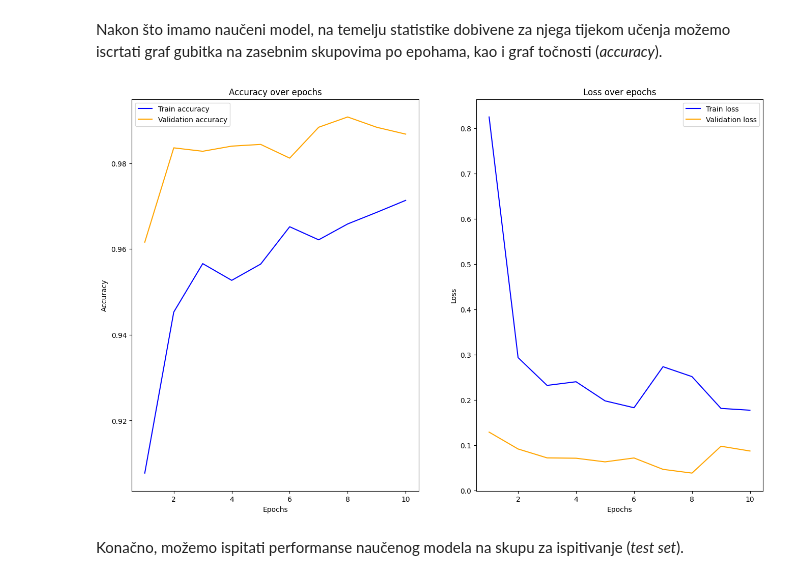
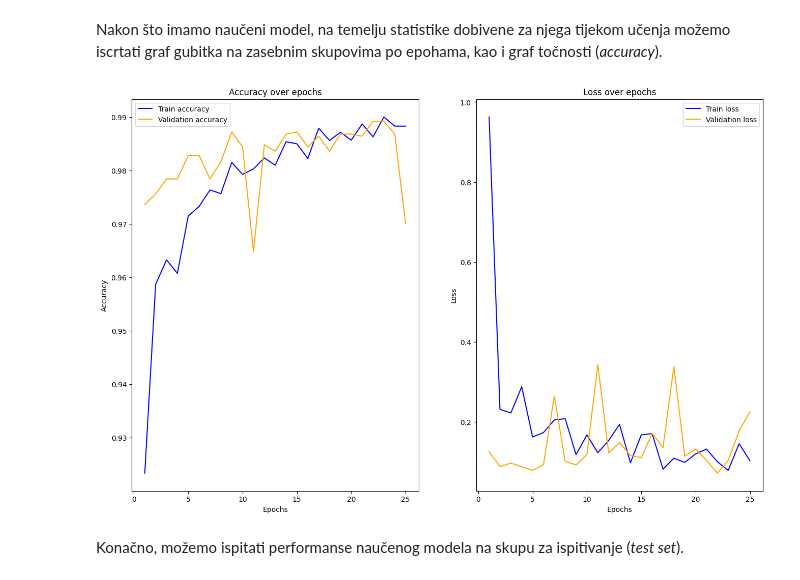
Before and after one commit to velimirkovacic/cancer-detection-project, a Jupyter notebook: projekt.ipynb, the cells around one changed output. Saved outputs shown, nothing was run; the diff lists cells and outputs as text; code cells hidden in the pictures.

```diff
--- a/projekt.ipynb
+++ b/projekt.ipynb
@@ -93,8 +94,8 @@ plt.show()
 # %% [markdown]
 Sljedeći korak je podijeliti skup podataka na tri disjunktna skupa: skup za učenje, ispitivanje i validaciju.
 # %%
-train_data, temp_data = train_test_split(data, train_size=0.8, shuffle=True, random_state=100)
-validation_data, test_data = train_test_split(temp_data,  train_size=0.5, shuffle=True, random_state=100)
+train_data, temp_data = train_test_split(data, train_size=0.7, shuffle=True, random_state=100)
+validation_data, test_data = train_test_split(temp_data,  train_size=1/3, shuffle=True, random_state=100)
 # %% [markdown]
 Kada imamo sva tri skupa, potrebno je kreirati generatore koji će dohvaćati mini-grupe iz skupova, kao i obavljati dodatne poslove poput miješanja (shuffle) podataka. Kao veličinu mini-grupe stavit ćemo 16. Naravno, ovu veličinu možemo po volji podešavati.
 # %%
@@ -131,12 +134,12 @@ def get_resnet_50():
         Dense(num_classes, activation='softmax')
     ], name='ResNet50')
 
-    model.compile(Adam(), loss='categorical_crossentropy', metrics=['accuracy'])
+    model.compile(Adam(learning_rate=0.00075), loss='categorical_crossentropy', metrics=['accuracy'])
 
     return model
 
-model = get_resnet_50()
-model.summary()
+resnet50_model = get_resnet_50()
+resnet50_model.summary()
 # %% [output]
 Model: "ResNet50"
 _________________________________________________________________
@@ -204,3 +185,6 @@ Epoch 10/10
+# %%
+num_epochs = 25
+train_model(resnet50_model, num_epochs)
 # %% [markdown]
 Nakon što imamo naučeni model, na temelju statistike dobivene za njega tijekom učenja možemo iscrtati graf gubitka na zasebnim skupovima po epohama, kao i graf točnosti (_accuracy_).
 # %%
@@ -213,36 +197,42 @@ def graph_accuracy_and_loss(stats, save_path=None):
 
     epochs = list(range(1, len(train_accuracy) + 1))
 
     plt.figure(figsize=(16,10))
 
     plt.subplot(1,2,1)
     plt.plot(epochs, train_accuracy, c='blue', label='Train accuracy')
     plt.plot(epochs, validation_accuracy, c='orange', label='Validation accuracy')
     plt.title('Accuracy over epochs')
     plt.xlabel('Epochs')
     plt.ylabel('Accuracy')
     plt.legend()
 
     plt.subplot(1,2,2)
     plt.plot(epochs, train_loss, c='blue', label='Train loss')
     plt.plot(epochs, validation_loss, c='orange', label='Validation loss')
     plt.title('Loss over epochs')
     plt.xlabel('Epochs')
     plt.ylabel('Loss')
     plt.legend()
 
     if save_path:
         plt.savefig(save_path)
     else:
         plt.show()
 
-with open(f'./stats/{model.name}/stats.txt', 'rb') as file:
-    stats = pickle.load(file)
 
+def load_stats(model):
+    with open(f'./stats/{resnet50_model.name}/stats.txt', 'rb') as file:
+        stats = pickle.load(file)
+
+    return stats
+
+
+stats = load_stats(resnet50_model)
 # graph_accuracy_and_loss(stats, f'./images/{model.name}/accuracy_loss.png')
 graph_accuracy_and_loss(stats)
 # %% [output]
-[figure, old version]
+[figure, new version]
 # %% [markdown]
 Konačno, možemo ispitati performanse naučenog modela na skupu za ispitivanje (_test set_).
 # %%
```
Also changed, not shown: parts of 13 cells of this notebook, 5 other files.
